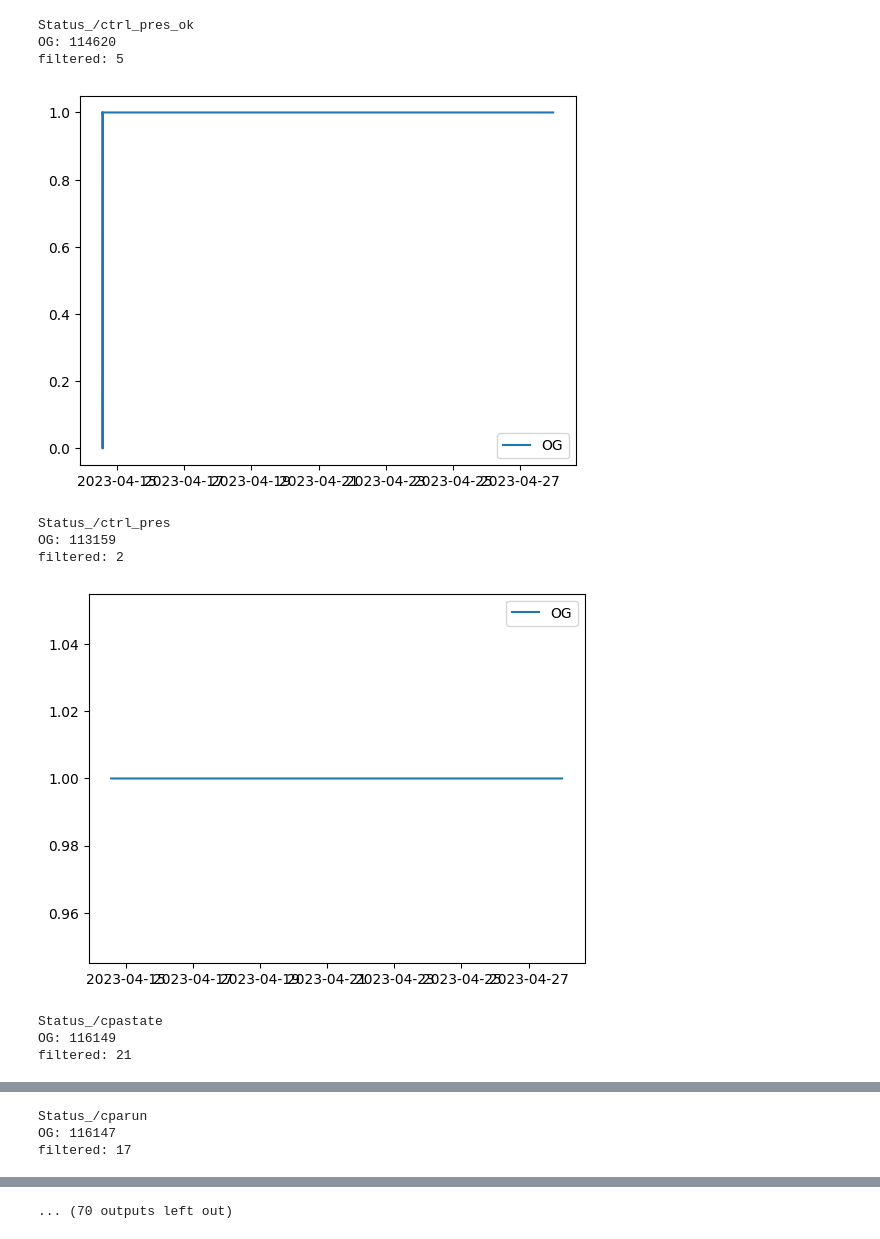
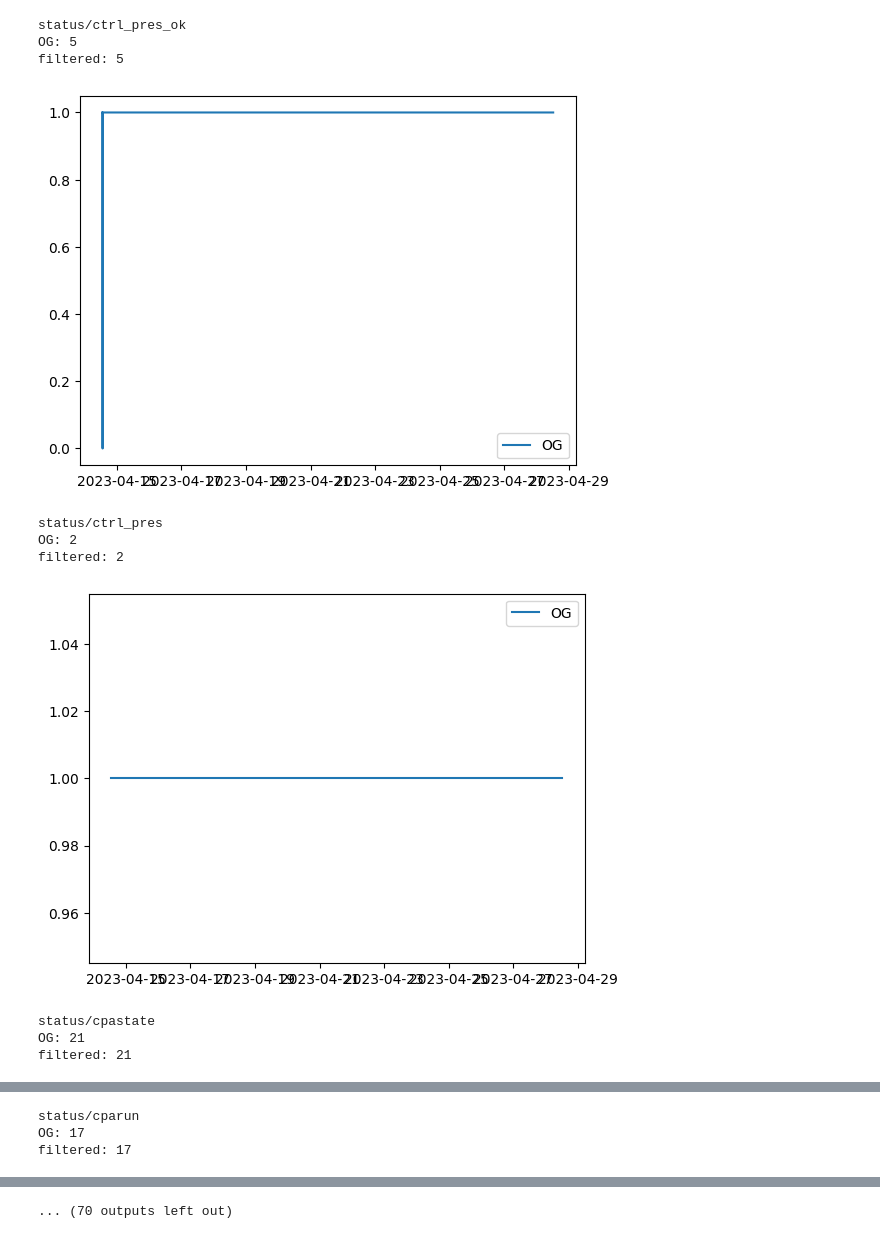
Before and after one commit to cwru-cmb/DRmonitor, a Jupyter notebook: analyze.ipynb, the cells around one changed output, grey strips where cells are left out. Cells and saved outputs as stored; diff of their text form; code cells hidden in the pictures.

```diff
--- a/analyze.ipynb
+++ b/analyze.ipynb
@@ -53,5 +37,5 @@ Status_/tc400standby_2
 # %%
-df = channels["Status_/tc400spdswptatt_2"].data
+df = channels["status/tc400spdswptatt_2"].data
 df['value'] = df['value'].astype('float')
 # %%
 # reference plot
@@ -85,31 +69,31 @@ datetime
 # %%
 for c in channels:
-    if (c.startswith('Status')):
+    if (c.startswith('status')):
         df = channels[c].data
         df['value'] = df['value'].astype('float')
 
         unique = ((df != df.shift(1)) | (df != df.shift(-1)))['value']
 
         print(c)
         print(f"OG: {df.size}")
         print(f"filtered: {df[unique].size}")
 
         fig, ax = plt.subplots()
         ax.plot(df, label="OG")
         # ax.plot(df[unique], label="Filtered")
         ax.legend()
         plt.show()
 
 # WORKING ON: move this behavior to injest.py
 # %% [output]
-Status_/ctrl_pres_ok
-OG: 114620
+status/ctrl_pres_ok
+OG: 5
 filtered: 5
-[figure, old version]
+[figure, new version]
-Status_/ctrl_pres
-OG: 113159
+status/ctrl_pres
+OG: 2
 filtered: 2
-[figure, old version]
+[figure, new version]
-Status_/cpastate
-OG: 116149
+status/cpastate
+OG: 21
 filtered: 21
@@ -117,3 +101,3 @@ filtered: 21
-Status_/cparun
-OG: 116147
+status/cparun
+OG: 17
 filtered: 17
```
Also changed, not shown: parts of 8 cells of this notebook, 2 other files.
